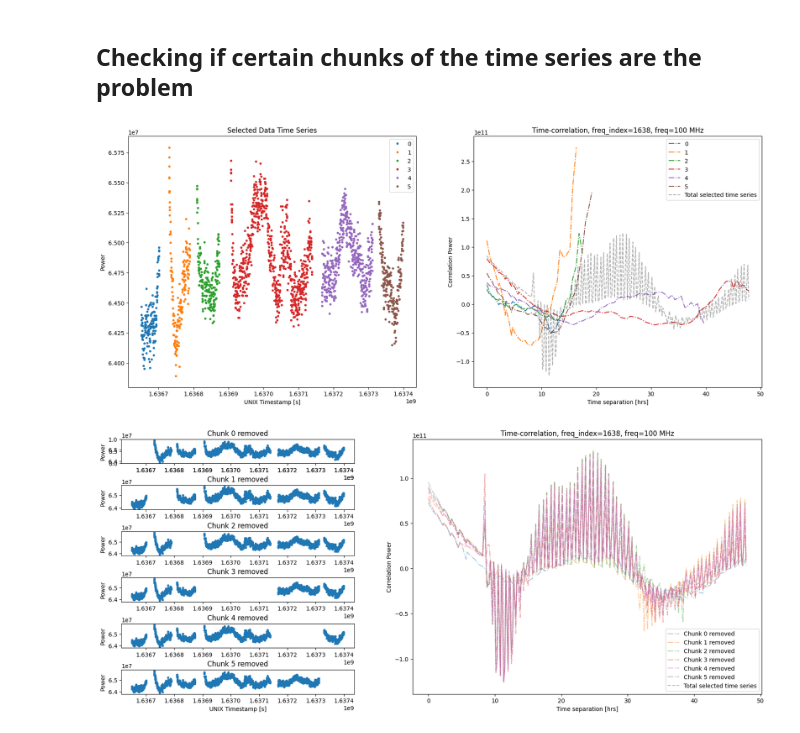
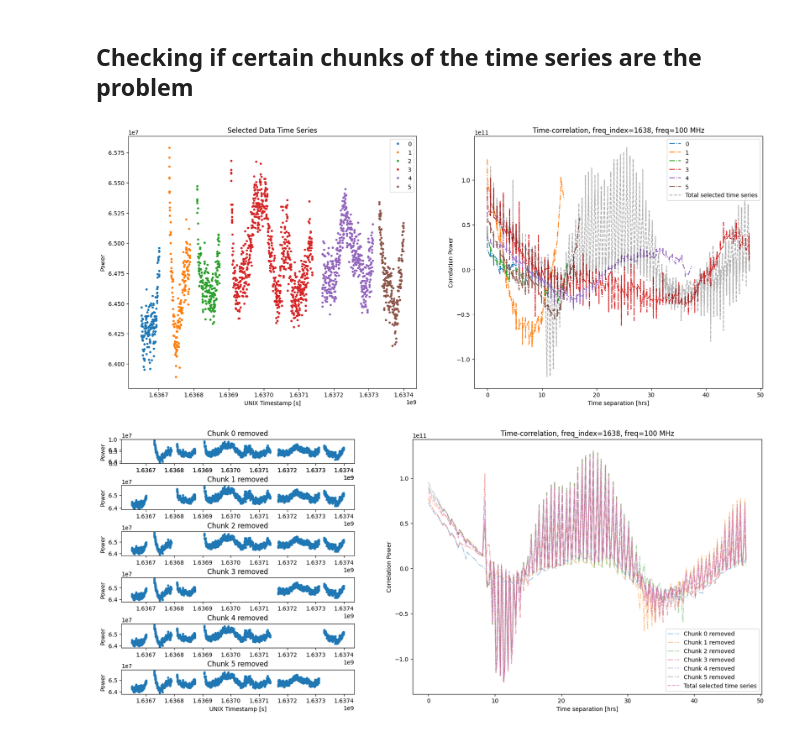
Before and after one commit to PRIZM-Experiment/prizm-calibration, a Jupyter notebook: Calibrator_Correlation.ipynb, the cells around one changed output. Saved outputs shown, nothing was run; the diff lists cells and outputs as text; code cells hidden in the pictures.

```diff
--- a/Calibrator_Correlation.ipynb
+++ b/Calibrator_Correlation.ipynb
@@ -52,6 +53,7 @@ from test_short_interp import make_acf
 # %%
 datadir = '../test_data/2021/100MHz/NS/'
 
+save_mask = np.load(datadir+'shortdata_2021_100MHz_NS_mask.npy')
 dat=np.load(datadir+'shortdata_meas_2021_100MHz_NS.npy')[save_mask]
 lst=np.load(datadir+'shortlst_2021_100MHz_NS.npy')[save_mask]
 t=np.load(datadir+'shortsystime_2021_100MHz_NS.npy')[save_mask]
@@ -318,37 +320,37 @@ for i in range(len(delims)+1):
 
     plt.subplot(121)
     plt.plot(tt_singlechunk,dd_singlechunk[:,freq_index],'.',label=str(i))
 
     freq = 100 # MHz
     freq_index = int(freq/freqstep)
     # freq_index = 1000
 
-    dt=600
-    tot,wt=make_acf(dd_singlechunk[:,freq_index]-dd_singlechunk[:,freq_index].mean(),tt_singlechunk,dt=dt,tmax=2*86400)
+    dt=5
+    tot,wt=make_acf_alt(dd_singlechunk[:,freq_index]-dd_singlechunk[:,freq_index].mean(),tt_singlechunk,dt=dt,tmax=2*86400)
     tvec=np.arange(len(tot))*dt
     mm=wt>30
     plt.subplot(122)
     plt.plot(tvec[mm]/3600,(tot[mm]/wt[mm]),markerline[i],label=str(i)) # 'Post-flagging + Extra + Single Chunk'
 
 plt.subplot(121)
 plt.xlabel('UNIX Timestamp [s]')
 plt.ylabel('Power')
 plt.title('Selected Data Time Series')
 plt.legend()
 
 plt.subplot(122)
-tot,wt=make_acf(trial_dd[:,freq_index]-trial_dd[:,freq_index].mean(),trial_tt,dt=dt,tmax=2*86400)
+tot,wt=make_acf_alt(trial_dd[:,freq_index]-trial_dd[:,freq_index].mean(),trial_tt,dt=dt,tmax=2*86400)
 tvec=np.arange(len(tot))*dt
 mm=wt>30
 plt.plot(tvec[mm]/3600,(tot[mm]/wt[mm]),'--',label='Total selected time series',alpha=0.3,color='k')
 
 plt.title('Time-correlation, freq_index='+str(freq_index)+', freq='+str(freq)+' MHz')
 plt.ylabel('Correlation Power')
 plt.xlabel('Time separation [hrs]')
 plt.legend()
 plt.show()
 # %% [output]
-[figure, old version]
+[figure, new version]
 # %%
 import matplotlib.gridspec as gridspec
 # %%
```
Also changed, not shown: parts of 3 cells of this notebook, 7 other files.
